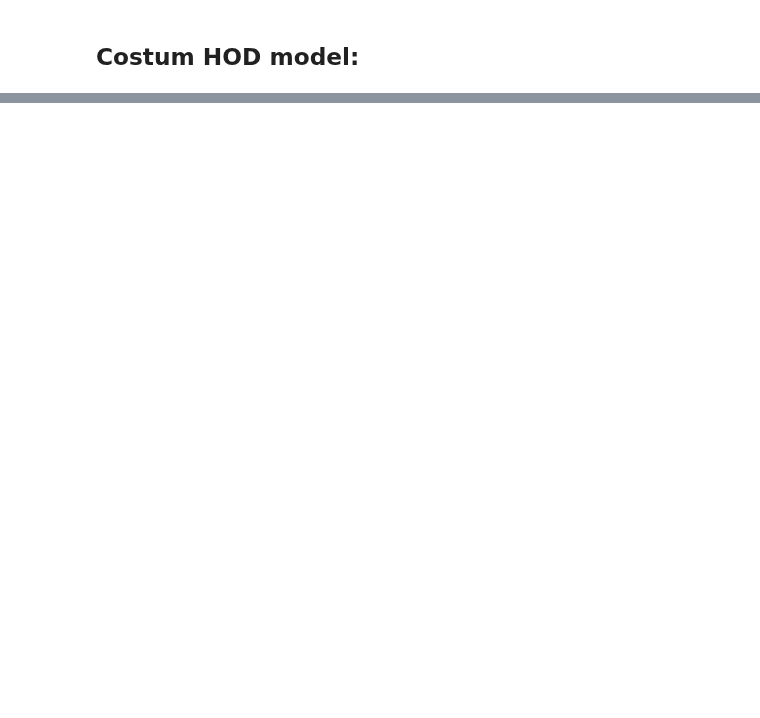
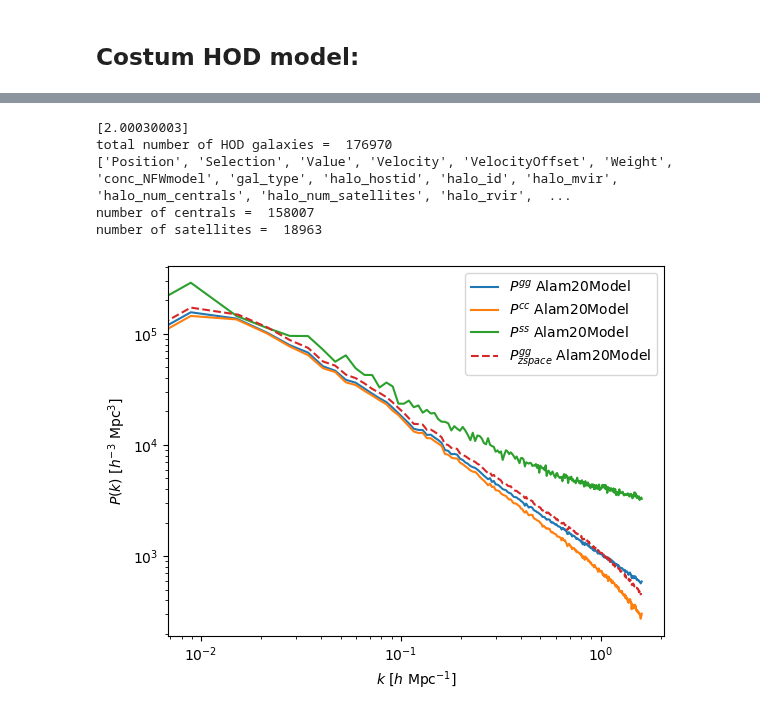
Before and after one commit to qezlou/Goku_ELG, a Jupyter notebook: HOD/hod.ipynb, the cells around one changed output, grey strips where cells are left out. Drawn from its saved outputs; the diff is of its cells as text; code cells hidden in the pictures; blank space fills up the shorter version.

```diff
--- a/HOD/hod.ipynb
+++ b/HOD/hod.ipynb
@@ -313,0 +319,14 @@ array([ 519, 3876, 1377, 4041, 1425, 3763, 3631, 1453, 4895, 1199, 2001,
+# %%
+from halotools.empirical_models import PrebuiltHodModelFactory
+
+Alam20Model = PrebuiltHodModelFactory('Alam20', redshift=2.00030003)
+Alam20Model.__name__ = 'Alam20Model'
+fig, ax= plt.subplots(1,1)
+plot_power(fig, ax, hod_model=Alam20Model)
+# %% [output]
+[2.00030003]
+total number of HOD galaxies =  176970
+['Position', 'Selection', 'Value', 'Velocity', 'VelocityOffset', 'Weight', 'conc_NFWmodel', 'gal_type', 'halo_hostid', 'halo_id', 'halo_mvir', 'halo_num_centrals', 'halo_num_satellites', 'halo_rvir',  ...
+number of centrals =  158007
+number of satellites =  18963
+[figure, added]
```
Also changed, not shown: parts of 7 cells of this notebook, 2 other files.
